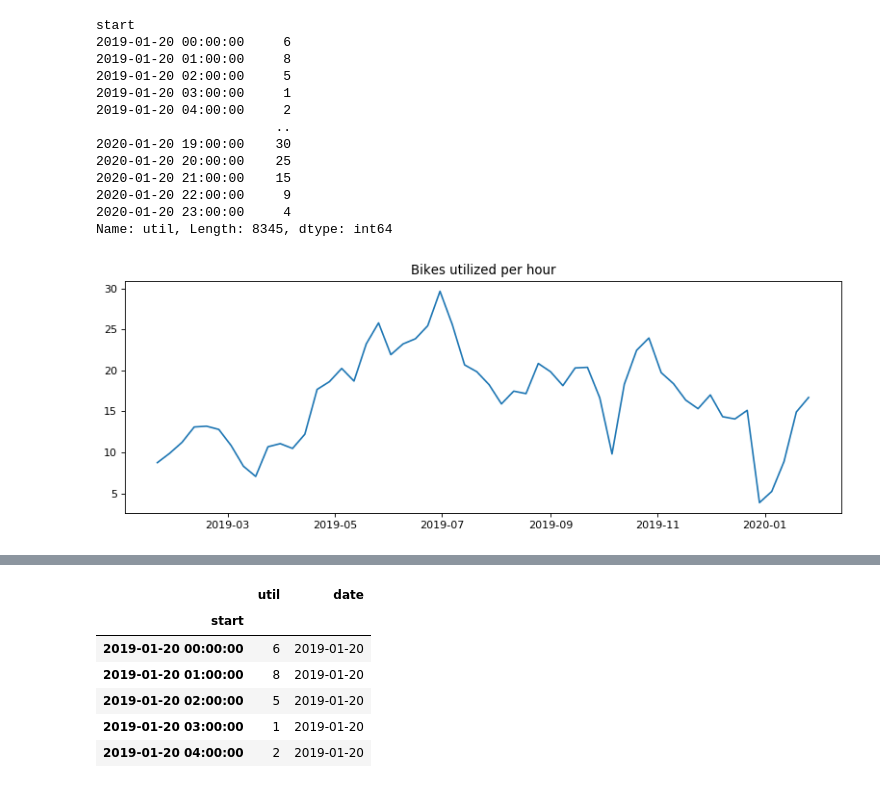
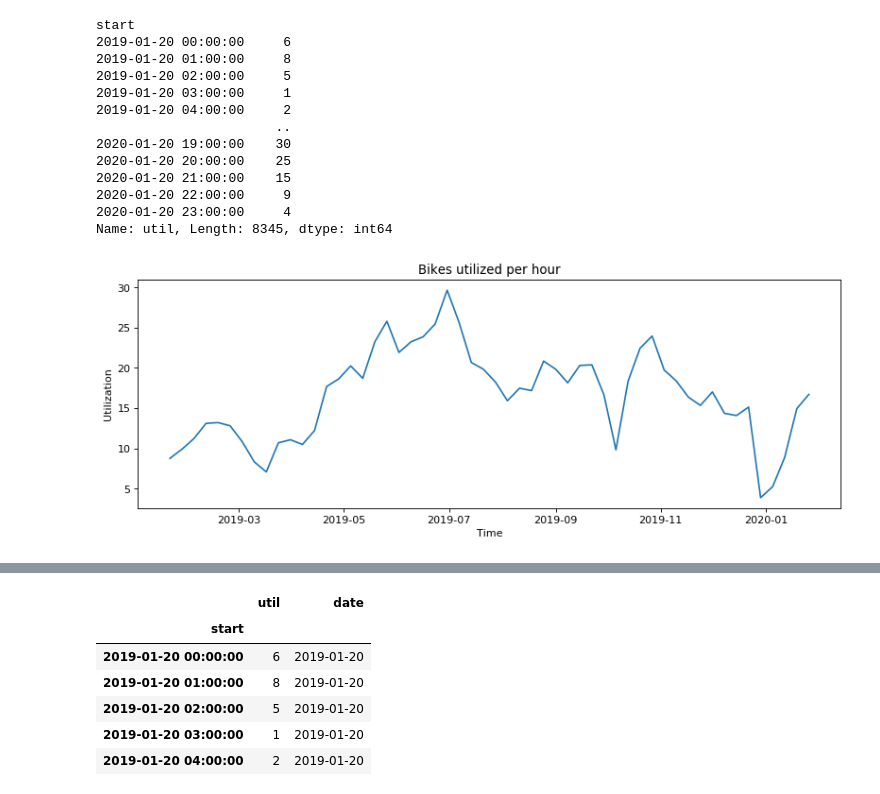
Before and after one commit to mogottsch/dsml_2020_magma, a Jupyter notebook: 2_kpi_calculation/KPI_Calculation.ipynb, the cells around one changed output, grey strips where cells are left out. Saved outputs shown, nothing was run; the diff lists cells and outputs as text; code cells hidden in the pictures.

```diff
--- a/2_kpi_calculation/KPI_Calculation.ipynb
+++ b/2_kpi_calculation/KPI_Calculation.ipynb
@@ -74,9 +74,11 @@ Name: util, Length: 8345, dtype: int64
 # %%
 #plotting availability
 fig,ax = plt.subplots(figsize=(12,4), dpi= 80)
 
 ax.plot(kpi_mar["util"].resample("w").mean())
 ax.set_title("Bikes utilized per hour")
+ax.set_xlabel("Time")
+ax.set_ylabel("Utilization of Bikes")
 plt.show()
 # %% [output]
-[figure, old version]
+[figure, new version]
```
Also changed, not shown: parts of 44 cells of this notebook, 1 other file.
